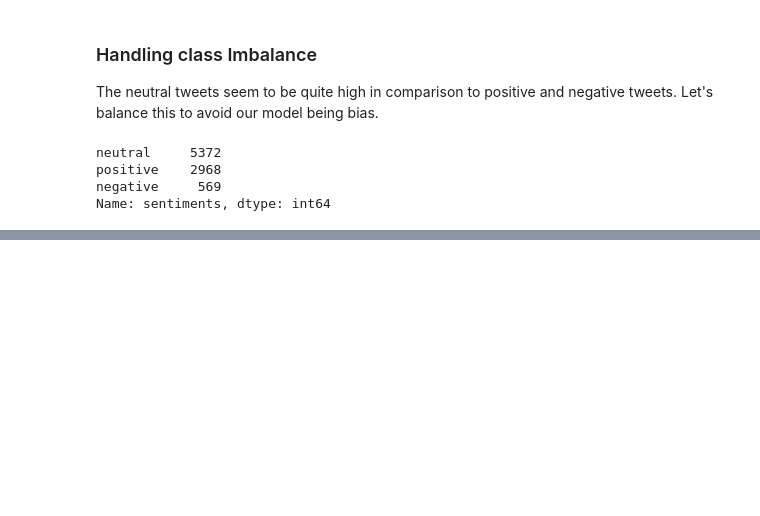
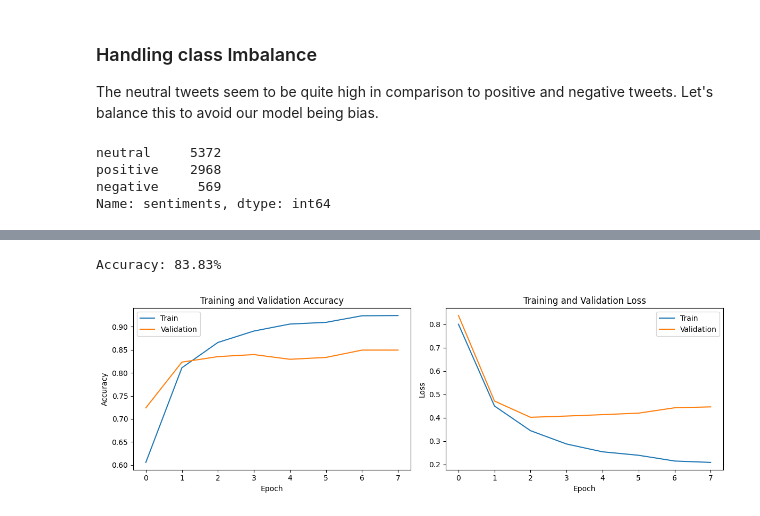
Before and after one commit to kithinji007/Sentiments-Analysis, a Jupyter notebook: Ensemble_6_Final.ipynb, the cells around one changed output, grey strips where cells are left out. Drawn from its saved outputs; the diff is of its cells as text; code cells hidden in the pictures; blank space fills up the shorter version.

```diff
--- a/Ensemble_6_Final.ipynb
+++ b/Ensemble_6_Final.ipynb
@@ -1038,0 +859,8 @@ train_and_evaluate_model(X_train_final, y_train_final, X_val, y_val, logreg, par
+# %%
+# Define our X and Y variables
+
+# X is the feature matrix
+X = df['preprocessed_text']
+
+# y is the target variable
+y = df['sentiments_encoded']
@@ -1038,0 +1308,35 @@ train_and_evaluate_model(X_train_final, y_train_final, X_val, y_val, logreg, par
+# %%
+scores = tuned_model.evaluate(X_test, y_test, verbose=0)
+print("Accuracy: %.2f%%" % (scores[1]*100))
+# %% [output]
+Accuracy: 83.83%
+# %%
+# Extract training and validation metrics
+train_accuracy = tuned_history.history['accuracy']
+val_accuracy = tuned_history.history['val_accuracy']
+train_loss = tuned_history.history['loss']
+val_loss = tuned_history.history['val_loss']
+
+# Create a plot for accuracy
+plt.figure(figsize=(12, 4))
+plt.subplot(1, 2, 1)
+plt.plot(train_accuracy, label='Train')
+plt.plot(val_accuracy, label='Validation')
+plt.title('Training and Validation Accuracy')
+plt.xlabel('Epoch')
+plt.ylabel('Accuracy')
+plt.legend()
+
+# Create a plot for loss
+plt.subplot(1, 2, 2)
+plt.plot(train_loss, label='Train')
+plt.plot(val_loss, label='Validation')
+plt.title('Training and Validation Loss')
+plt.xlabel('Epoch')
+plt.ylabel('Loss')
+plt.legend()
+
+plt.tight_layout()
+plt.show()
+# %% [output]
+[figure, added]
```
Also changed, not shown: parts of 89 cells of this notebook, 7 other files.
